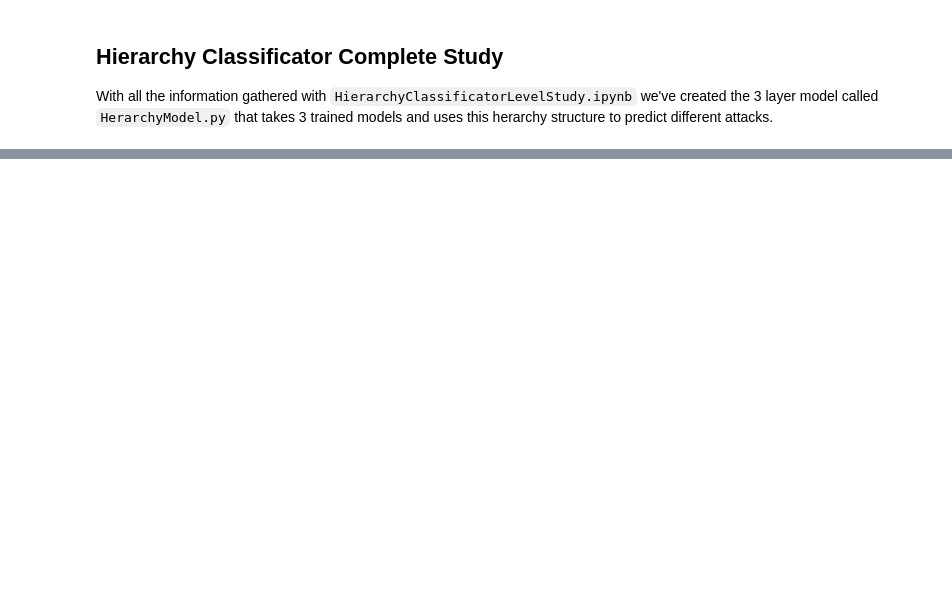
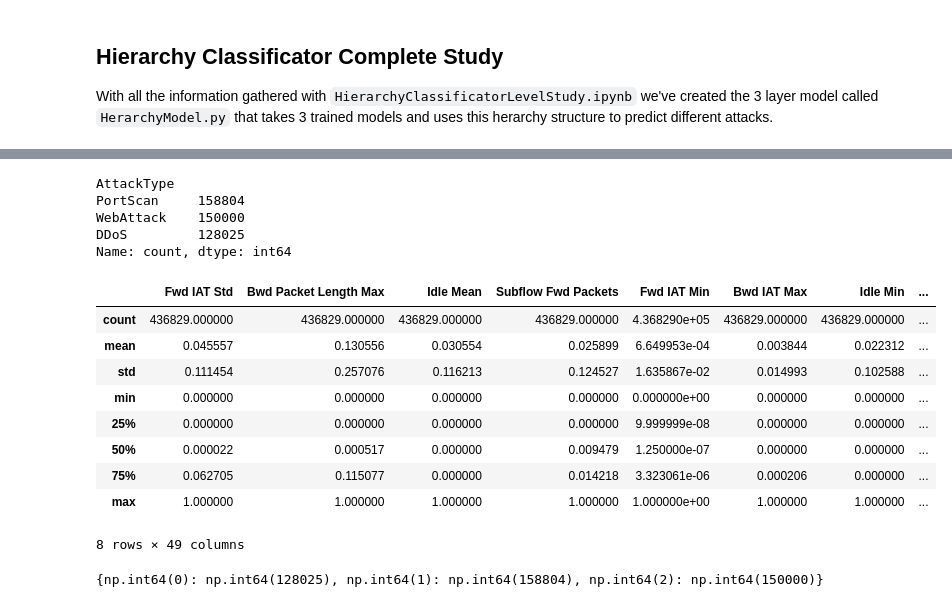
Before and after one commit to nicollorens12/SentinelX, a Jupyter notebook: models/HCCompleteStudy.ipynb, the cells around one changed output, grey strips where cells are left out. Cells and saved outputs as stored; diff of their text form; code cells hidden in the pictures; blank space fills up the shorter version.

```diff
--- a/models/HCCompleteStudy.ipynb
+++ b/models/HCCompleteStudy.ipynb
@@ -60,0 +80,5 @@ shared_columns = columns_data.intersection(columns_dataAll)
+# %%
+dataSmall['AttackType'] = dataSmall['AttackType'].str.replace('Web Attack - Brute Force', 'BruteForce')
+dataSmall['AttackType'] = dataSmall['AttackType'].str.replace('Web Attack - XSS', 'XSS')
+dataSmall['AttackType'] = dataSmall['AttackType'].str.replace('Web Attack - Sql Injection', 'SQLInjection')
+print(dataSmall['AttackType'].value_counts())
@@ -60,0 +122,5 @@ shared_columns = columns_data.intersection(columns_dataAll)
+# %%
+dataset = pd.concat([data, dataSmall], ignore_index=True)
+
+dataset.to_csv('Datasets/Complete/Dataset.csv', index=False)
+dataset.shape
@@ -60,0 +137,3 @@ shared_columns = columns_data.intersection(columns_dataAll)
+# %%
+X = dataset.drop('AttackType', axis=1)
+y = dataset['AttackType']
@@ -60,0 +201,14 @@ shared_columns = columns_data.intersection(columns_dataAll)
+# %%
+X_2 = X[y != 'BENIGN']
+y_2 = y[y != 'BENIGN']
+
+target_classes = {
+    "BruteForce": 50000,
+    "XSS": 50000,
+    "SQLInjection": 50000
+}
+
+smote = SMOTE(sampling_strategy=target_classes, random_state=42)
+X_resampled, y_resampled = smote.fit_resample(X_2, y_2)
+
+print(y_resampled.value_counts())
@@ -61,7 +223,36 @@ shared_columns = columns_data.intersection(columns_dataAll)
+# %%
+y_resampled = y_resampled.apply(lambda x: 'WebAttack' if "BruteForce" in x else x)
+y_resampled = y_resampled.apply(lambda x: 'WebAttack' if "XSS" in x else x)
+y_resampled = y_resampled.apply(lambda x: 'WebAttack' if "SQLInjection" in x else x)
+print(y_resampled.value_counts())
+# %% [output]
+AttackType
+PortScan     158804
+WebAttack    150000
+DDoS         128025
+Name: count, dtype: int64
+# %%
+scaler = MinMaxScaler()
+X_resampled_scaled = scaler.fit_transform(X_resampled)
+
+X_resampled_scaled = pd.DataFrame(X_resampled_scaled, columns=X_resampled.columns)
+
+X_resampled_scaled.describe()
+# %% [output]
+|  | Fwd IAT Std | Bwd Packet Length Max | Idle Mean | Subflow Fwd Packets | Fwd IAT Min | Bwd IAT Max | Idle Min | ... |
+| count | 436829.000000 | 436829.000000 | 436829.000000 | 436829.000000 | 4.368290e+05 | 436829.000000 | 436829.000000 | ... |
+| mean | 0.045557 | 0.130556 | 0.030554 | 0.025899 | 6.649953e-04 | 0.003844 | 0.022312 | ... |
+| std | 0.111454 | 0.257076 | 0.116213 | 0.124527 | 1.635867e-02 | 0.014993 | 0.102588 | ... |
+| min | 0.000000 | 0.000000 | 0.000000 | 0.000000 | 0.000000e+00 | 0.000000 | 0.000000 | ... |
+| 25% | 0.000000 | 0.000000 | 0.000000 | 0.000000 | 9.999999e-08 | 0.000000 | 0.000000 | ... |
+| 50% | 0.000022 | 0.000517 | 0.000000 | 0.009479 | 1.250000e-07 | 0.000000 | 0.000000 | ... |
+| 75% | 0.062705 | 0.115077 | 0.000000 | 0.014218 | 3.323061e-06 | 0.000206 | 0.000000 | ... |
+| max | 1.000000 | 1.000000 | 1.000000 | 1.000000 | 1.000000e+00 | 1.000000 | 1.000000 | ... |
+8 rows × 49 columns
 # %%
-X = dataAll.drop(columns=['AttackType'])
-y = dataAll['AttackType']
-
 label_encoder = LabelEncoder()
-y_encoded = label_encoder.fit_transform(y)
-unique, counts = np.unique(y_encoded, return_counts=True)
+y_resampled_encoded = label_encoder.fit_transform(y_resampled)
+unique, counts = np.unique(y_resampled_encoded, return_counts=True)
+print(dict(zip(unique, counts)))
+# %% [output]
+{np.int64(0): np.int64(128025), np.int64(1): np.int64(158804), np.int64(2): np.int64(150000)}
```
Also changed, not shown: parts of 33 cells of this notebook, 7 other files.
